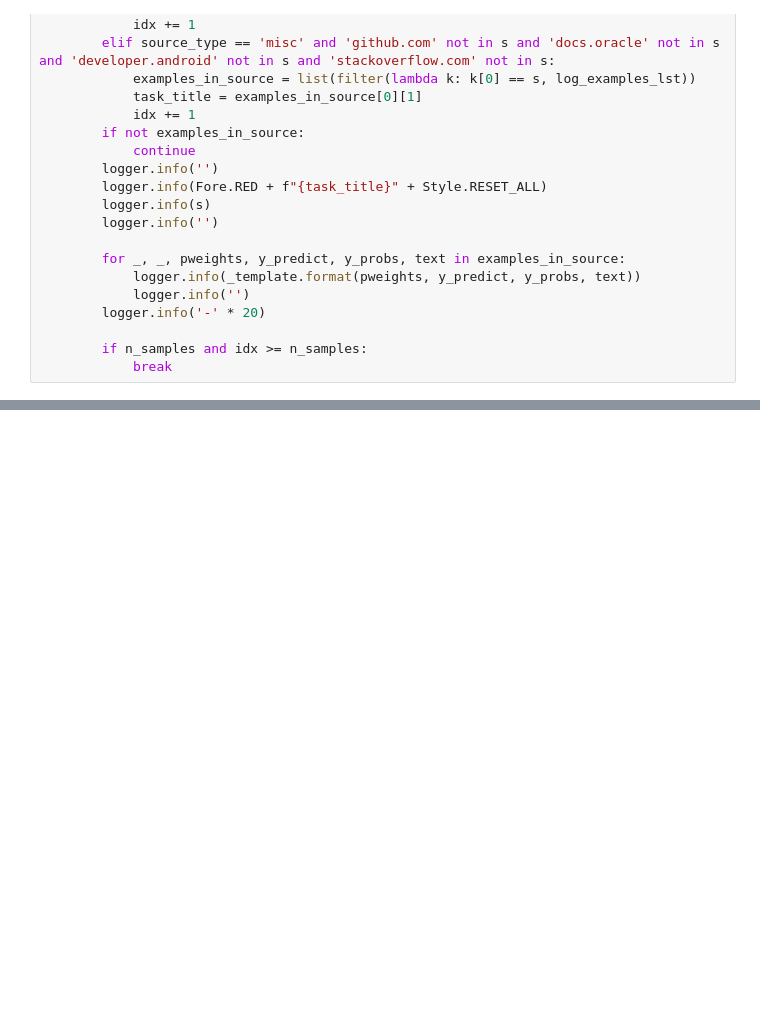
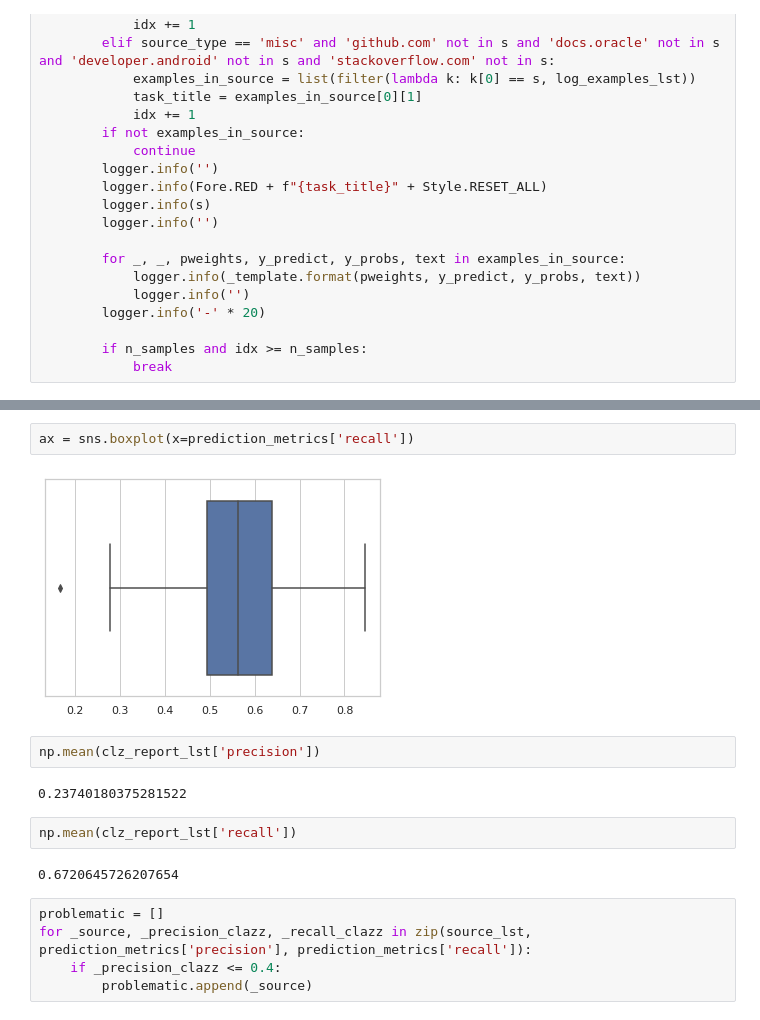
Before and after one commit to marquesarthur/vanilla-bert-vs-huggingface, a Jupyter notebook: hugging_face_keras_DS_synthetic.ipynb, the cells around one changed output, grey strips where cells are left out. Cells and saved outputs as stored; diff of their text form; blank space fills up the shorter version.

```diff
--- a/hugging_face_keras_DS_synthetic.ipynb
+++ b/hugging_face_keras_DS_synthetic.ipynb
@@ -813,0 +1220,17 @@ examples_per_source_type(source_type='misc', n_samples=8)
+# %%
+ax = sns.boxplot(x=prediction_metrics['recall'])
+# %% [output]
+[figure, added]
+# %%
+np.mean(clz_report_lst['precision'])
+# %% [output]
+0.23740180375281522
+# %%
+np.mean(clz_report_lst['recall'])
+# %% [output]
+0.6720645726207654
+# %%
+problematic = []
+for _source, _precision_clazz, _recall_clazz in zip(source_lst, prediction_metrics['precision'], prediction_metrics['recall']):
+    if _precision_clazz <= 0.4:
+        problematic.append(_source)
```
Also changed, not shown: parts of 22 cells of this notebook.
